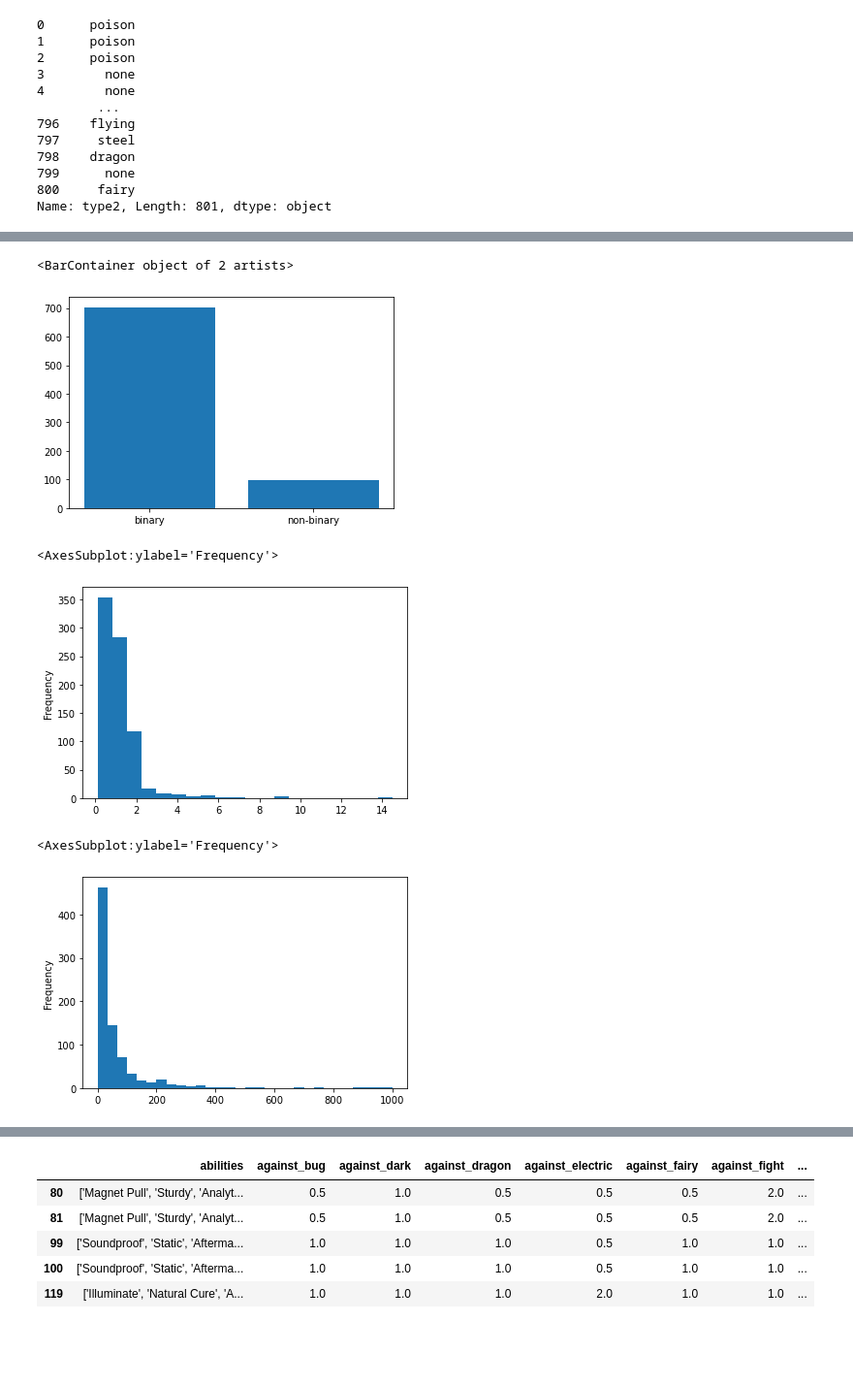
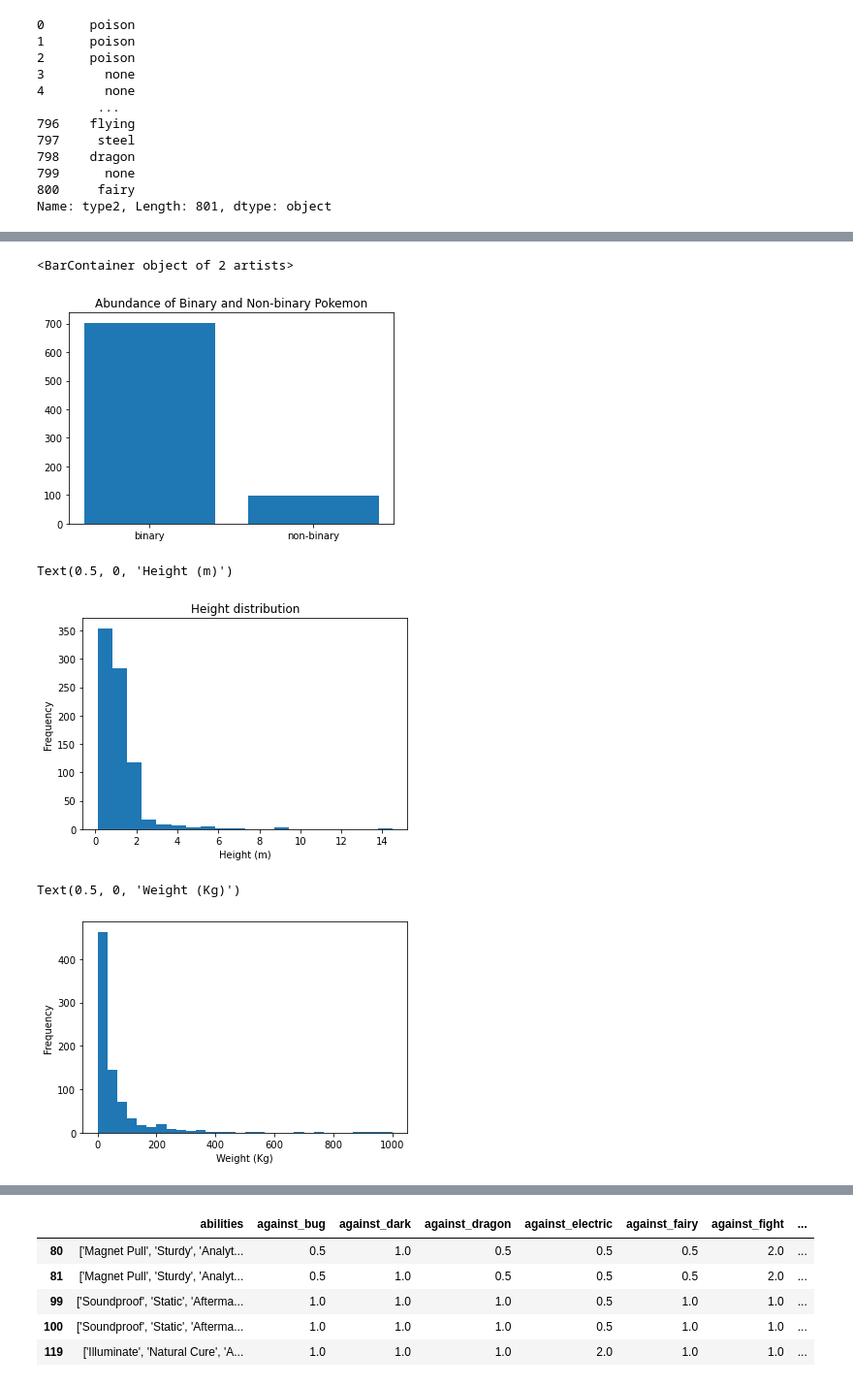
Before and after one commit to j-hendricks/Pokemon-Analysis, a Jupyter notebook: jupyter_notebook/Analysis.ipynb, the cells around one changed output, grey strips where cells are left out. Shown at 97% size. Drawn from its saved outputs; the diff is of its cells as text; code cells hidden in the pictures; blank space fills up the shorter version.

Commit message:
Added titles to plots

```diff
--- a/jupyter_notebook/Analysis.ipynb
+++ b/jupyter_notebook/Analysis.ipynb
@@ -517,21 +517,25 @@ Text(0, 0.5, 'Capture Rate')
 # %%
+# Majority of pokemon are binary, rouhgly 8 to 1
 non_binary_counts = clean_pokemon_df.groupby('non-binary').count()['is_legendary']
 ind = ['binary', 'non-binary']
 val = non_binary_counts.values.tolist()
+plt.title('Abundance of Binary and Non-binary Pokemon')
 plt.bar(ind, val)
 # %% [output]
 <BarContainer object of 2 artists>
-[figure, old version]
+[figure, new version]
 # %%
 # histogram of height distribution
-clean_pokemon_df['height_m'].plot.hist(bins=20)
+ax = clean_pokemon_df['height_m'].plot.hist(bins=20, title="Height distribution")
+ax.set_xlabel("Height (m)")
 # %% [output]
-<AxesSubplot:ylabel='Frequency'>
+Text(0.5, 0, 'Height (m)')
-[figure, old version]
+[figure, new version]
 # %%
 # histogram of weight distribution
-clean_pokemon_df['weight_kg'].plot.hist(bins=30)
+ax = clean_pokemon_df['weight_kg'].plot.hist(bins=30)
+ax.set_xlabel("Weight (Kg)")
 # %% [output]
-<AxesSubplot:ylabel='Frequency'>
+Text(0.5, 0, 'Weight (Kg)')
-[figure, old version]
+[figure, new version]
 # %%
```
Also changed, not shown: parts of 109 cells of this notebook, 8 other files.
